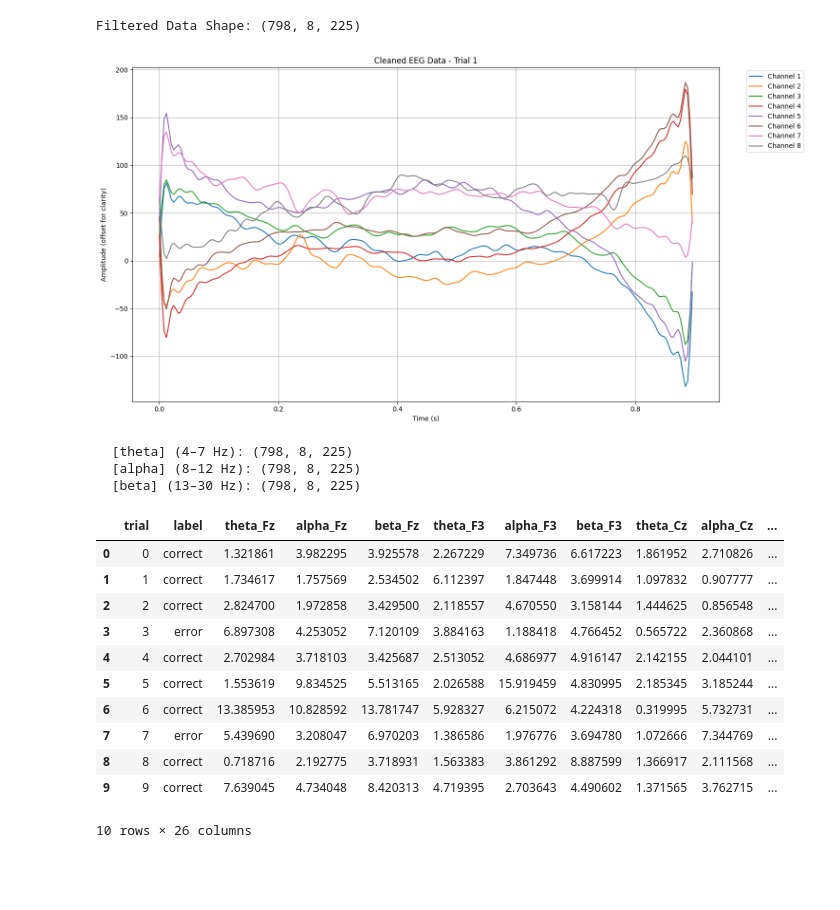
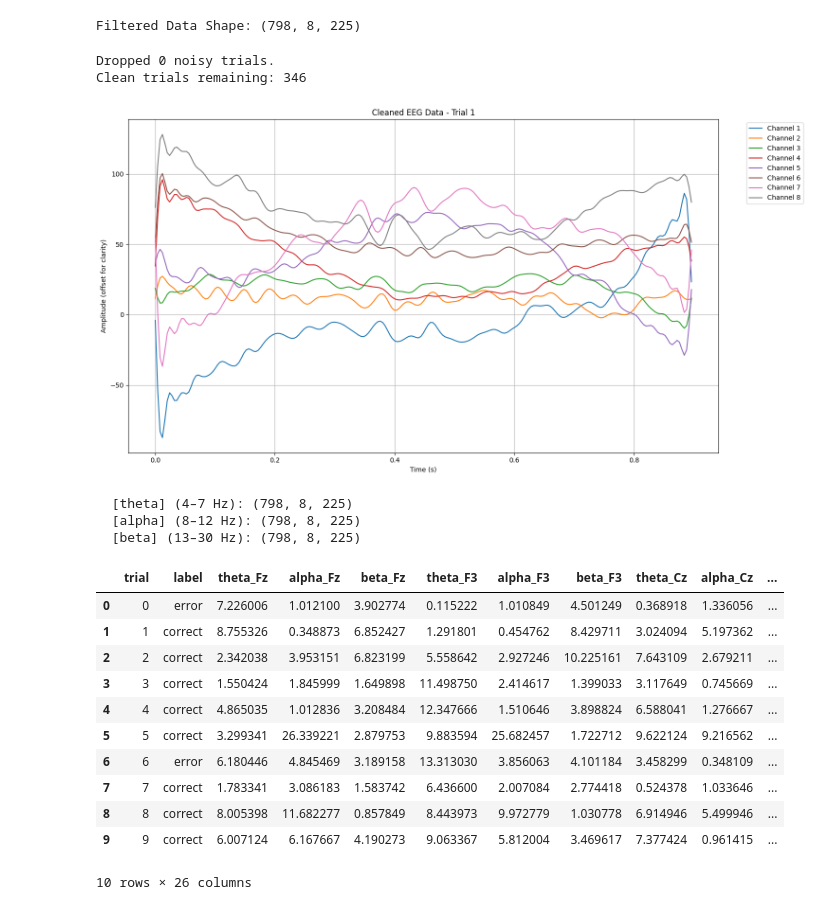
Before and after one commit to earanda4/COGS-189-Error-Prediction, a Jupyter notebook: eda.ipynb, the cells around one changed output. Cells and saved outputs as stored; diff of their text form; code cells hidden in the pictures; blank space fills up the shorter version.

```diff
--- a/eda.ipynb
+++ b/eda.ipynb
@@ -219,7 +219,26 @@ X_clean = preprocess_eeg_trials(X_bl)
 print(f"Filtered Data Shape: {X_clean.shape}")
 # %% [output]
 Filtered Data Shape: (798, 8, 225)
+# %%
+THRESHOLD = 100.0  # µV
+
+# Find trials where the maximum absolute amplitude is below the threshold
+valid_trial_indices = []
+for i in range(X_clean.shape[0]):
+    if np.max(np.abs(X_clean[i, :, :])) < THRESHOLD:
+        valid_trial_indices.append(i)
+
+# Overwrite X and y to only keep the clean trials
+X_clean = X_clean[valid_trial_indices]
+y_all = y_all[valid_trial_indices]
+
+print(f"Dropped {len(y_all) - len(valid_trial_indices)} noisy trials.")
+print(f"Clean trials remaining: {X_clean.shape[0]}")
+# %% [output]
+Dropped 0 noisy trials.
+Clean trials remaining: 346
 # %%
+
 trial_index = 0
 single_trial_data = X_clean[trial_index, :, :]
 
@@ -240,7 +259,7 @@ plt.grid(True)
 plt.tight_layout()
 plt.show()
 # %% [output]
-[figure, old version]
+[figure, new version]
 # %%
 # Filtering
 bands = {
@@ -288,45 +307,56 @@ def bandpower_1d(x, fs, band, nperseg=None):
     selected_psd = psd[mask]
 
     if selected_freqs.size == 1:
         freq_res = freqs[1] - freqs[0]
         return float(selected_psd[0] * freq_res)
 
-    return float(np.trapezoid(selected_psd, selected_freqs))
+    return float(np.trapz(selected_psd, selected_freqs))
 
 def extract_bandpower_features(trials, labels, fs=FS, channel_names=CHANNEL_NAMES, bands=BANDS):
     rows = []
     for trial_idx in range(trials.shape[0]):
         row = {
             "trial": trial_idx,
             "label": "error" if labels[trial_idx] == 1 else "correct"
         }
         trial = trials[trial_idx]
 
         for ch_idx, ch_name in enumerate(channel_names):
             sig = trial[ch_idx]
             for band_name, band_range in bands.items():
                 row[f"{band_name}_{ch_name}"] = bandpower_1d(sig, fs, band_range)
 
         rows.append(row)
 
     return pd.DataFrame(rows)
 
+#new-addition, stop right before 0
+
+# Assuming times_ms is an array from -500 to +400
+zero_index = np.argmin(np.abs(times_ms - 0))
+
+# Slice the data to only include -500ms to 0ms
+X_pre_response = X_clean[:, :, :zero_index]
+
+# NOW run the feature extraction on the sliced data
+feature_table_df = extract_bandpower_features(X_pre_response, y_all)
+
 # Generate features directly from memory
-feature_table_df = extract_bandpower_features(X_clean, y_all)
+# feature_table_df = extract_bandpower_features(X_clean, y_all)
 
 display(feature_table_df.head(10))
 # %% [output]
 |  | trial | label | theta_Fz | alpha_Fz | beta_Fz | theta_F3 | alpha_F3 | beta_F3 | theta_Cz | alpha_Cz | ... |
-| 0 | 0 | correct | 1.321861 | 3.982295 | 3.925578 | 2.267229 | 7.349736 | 6.617223 | 1.861952 | 2.710826 | ... |
-| 1 | 1 | correct | 1.734617 | 1.757569 | 2.534502 | 6.112397 | 1.847448 | 3.699914 | 1.097832 | 0.907777 | ... |
-| 2 | 2 | correct | 2.824700 | 1.972858 | 3.429500 | 2.118557 | 4.670550 | 3.158144 | 1.444625 | 0.856548 | ... |
-| 3 | 3 | error | 6.897308 | 4.253052 | 7.120109 | 3.884163 | 1.188418 | 4.766452 | 0.565722 | 2.360868 | ... |
-| 4 | 4 | correct | 2.702984 | 3.718103 | 3.425687 | 2.513052 | 4.686977 | 4.916147 | 2.142155 | 2.044101 | ... |
-| 5 | 5 | correct | 1.553619 | 9.834525 | 5.513165 | 2.026588 | 15.919459 | 4.830995 | 2.185345 | 3.185244 | ... |
-| 6 | 6 | correct | 13.385953 | 10.828592 | 13.781747 | 5.928327 | 6.215072 | 4.224318 | 0.319995 | 5.732731 | ... |
-| 7 | 7 | error | 5.439690 | 3.208047 | 6.970203 | 1.386586 | 1.976776 | 3.694780 | 1.072666 | 7.344769 | ... |
-| 8 | 8 | correct | 0.718716 | 2.192775 | 3.718931 | 1.563383 | 3.861292 | 8.887599 | 1.366917 | 2.111568 | ... |
-| 9 | 9 | correct | 7.639045 | 4.734048 | 8.420313 | 4.719395 | 2.703643 | 4.490602 | 1.371565 | 3.762715 | ... |
+| 0 | 0 | error | 7.226006 | 1.012100 | 3.902774 | 0.115222 | 1.010849 | 4.501249 | 0.368918 | 1.336056 | ... |
+| 1 | 1 | correct | 8.755326 | 0.348873 | 6.852427 | 1.291801 | 0.454762 | 8.429711 | 3.024094 | 5.197362 | ... |
+| 2 | 2 | correct | 2.342038 | 3.953151 | 6.823199 | 5.558642 | 2.927246 | 10.225161 | 7.643109 | 2.679211 | ... |
+| 3 | 3 | correct | 1.550424 | 1.845999 | 1.649898 | 11.498750 | 2.414617 | 1.399033 | 3.117649 | 0.745669 | ... |
+| 4 | 4 | correct | 4.865035 | 1.012836 | 3.208484 | 12.347666 | 1.510646 | 3.898824 | 6.588041 | 1.276667 | ... |
+| 5 | 5 | correct | 3.299341 | 26.339221 | 2.879753 | 9.883594 | 25.682457 | 1.722712 | 9.622124 | 9.216562 | ... |
+| 6 | 6 | error | 6.180446 | 4.845469 | 3.189158 | 13.313030 | 3.856063 | 4.101184 | 3.458299 | 0.348109 | ... |
+| 7 | 7 | correct | 1.783341 | 3.086183 | 1.583742 | 6.436600 | 2.007084 | 2.774418 | 0.524378 | 1.033646 | ... |
+| 8 | 8 | correct | 8.005398 | 11.682277 | 0.857849 | 8.443973 | 9.972779 | 1.030778 | 6.914946 | 5.499946 | ... |
+| 9 | 9 | correct | 6.007124 | 6.167667 | 4.190273 | 9.063367 | 5.812004 | 3.469617 | 7.377424 | 0.961415 | ... |
 10 rows × 26 columns
 # %%
 
```
Also changed, not shown: parts of 4 cells of this notebook.
